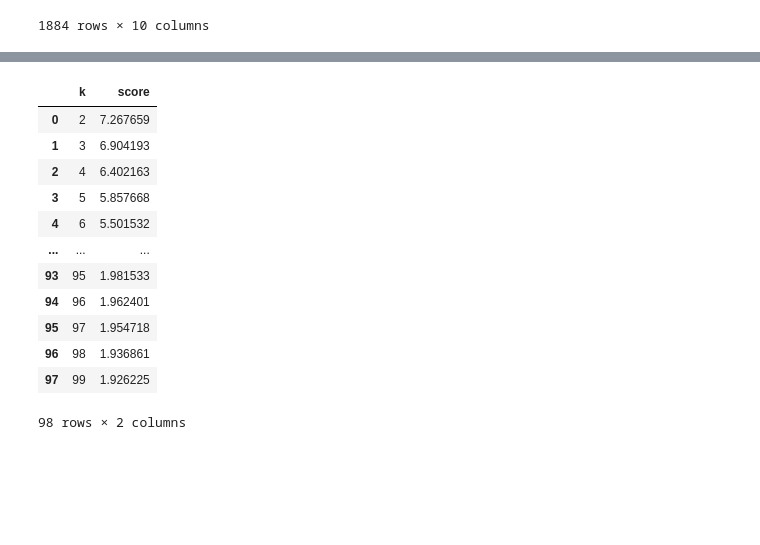
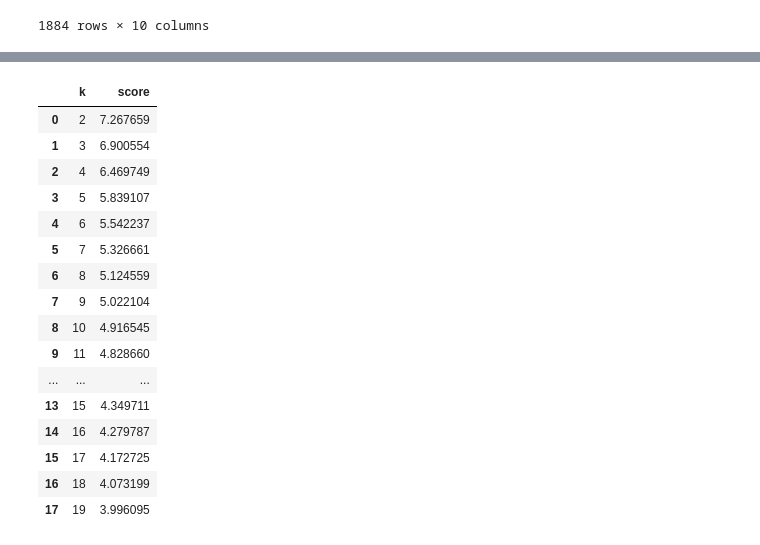
Before and after one commit to JeffTam33/INST414-Module-3-Tam, a Jupyter notebook: Module 3.ipynb, the cells around one changed output, grey strips where cells are left out. Drawn from its saved outputs; the diff is of its cells as text; code cells hidden in the pictures; blank space fills up the shorter version.

```diff
--- a/Module 3.ipynb
+++ b/Module 3.ipynb
@@ -118,30 +118,34 @@ df
 # %%
 #Using Elbow Method to find best num of cluster
 interia_scores = []
-for test_k in range(2, 100, 1):
+for test_k in range(2, 20, 1):
     tmp_model = KMeans(n_clusters=test_k, random_state=42)
     tmp_model.fit(df)
 
     score = tmp_model.inertia_
     #internia score is divided by 1000 for readablity
     interia_scores.append((test_k, score/1000))
 
 intertia_df = pd.DataFrame(interia_scores, columns=["k", "score"])
 intertia_df
 # %% [output]
 |  | k | score |
 | 0 | 2 | 7.267659 |
-| 1 | 3 | 6.904193 |
-| 2 | 4 | 6.402163 |
-| 3 | 5 | 5.857668 |
-| 4 | 6 | 5.501532 |
+| 1 | 3 | 6.900554 |
+| 2 | 4 | 6.469749 |
+| 3 | 5 | 5.839107 |
+| 4 | 6 | 5.542237 |
+| 5 | 7 | 5.326661 |
+| 6 | 8 | 5.124559 |
+| 7 | 9 | 5.022104 |
+| 8 | 10 | 4.916545 |
+| 9 | 11 | 4.828660 |
 | ... | ... | ... |
-| 93 | 95 | 1.981533 |
-| 94 | 96 | 1.962401 |
-| 95 | 97 | 1.954718 |
-| 96 | 98 | 1.936861 |
-| 97 | 99 | 1.926225 |
+| 13 | 15 | 4.349711 |
+| 14 | 16 | 4.279787 |
+| 15 | 17 | 4.172725 |
+| 16 | 18 | 4.073199 |
+| 17 | 19 | 3.996095 |
-98 rows × 2 columns
 # %%
 fig = plt.figure(figsize=(16,9))
 axis = fig.add_subplot(1, 1, 1)
```
Also changed, not shown: parts of 5 cells of this notebook.
